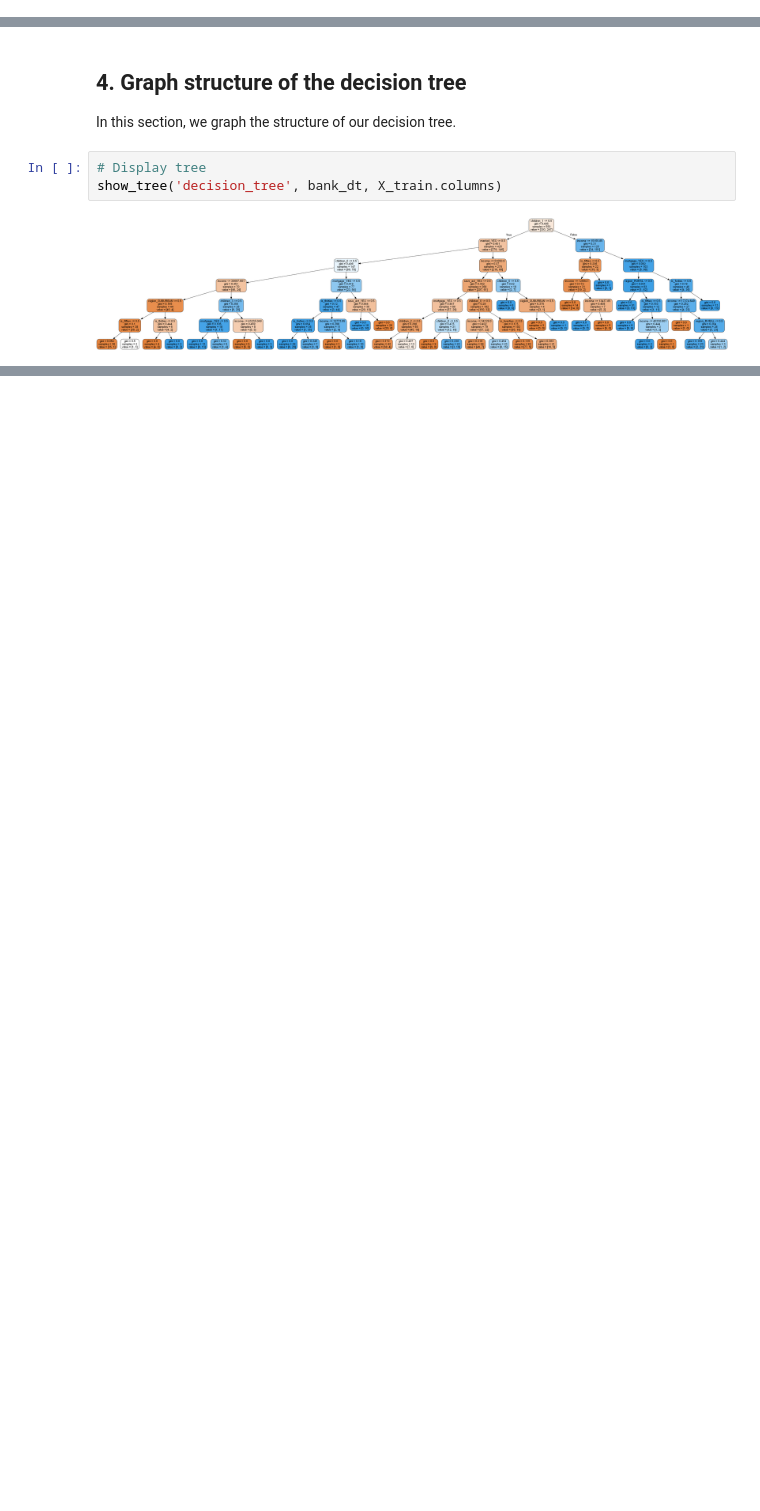
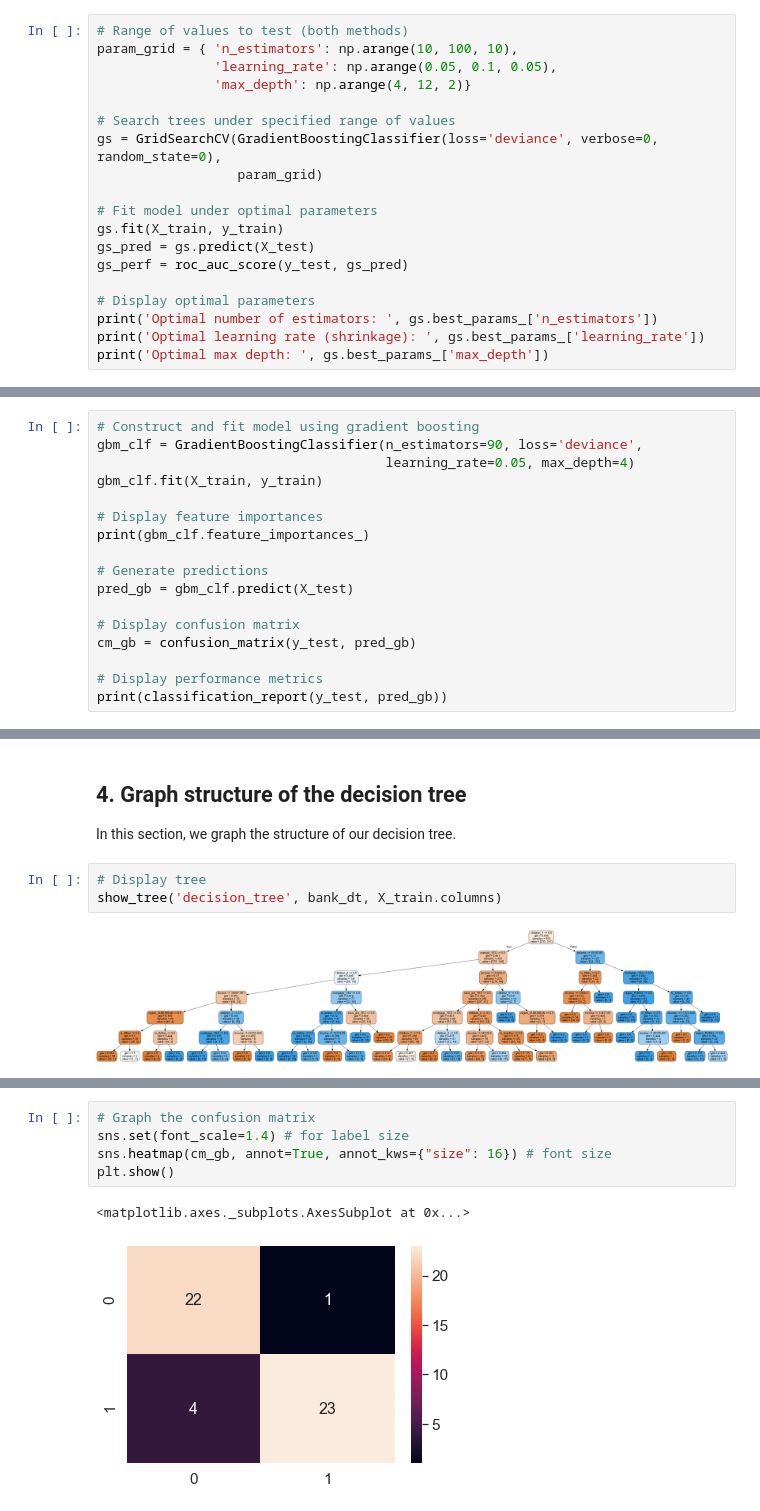
Before and after one commit to pelorenz/data-science-420, a Jupyter notebook: L06-PeterLorenz.ipynb, the cells around one changed output, grey strips where cells are left out. Cells and saved outputs as stored; diff of their text form; blank space fills up the shorter version.

```diff
--- a/L06-PeterLorenz.ipynb
+++ b/L06-PeterLorenz.ipynb
@@ -441,0 +525,19 @@ Now we build a random forest model:
+# %%
+# Range of values to test (both methods)
+param_grid = { 'n_estimators': np.arange(10, 100, 10),
+               'learning_rate': np.arange(0.05, 0.1, 0.05),
+               'max_depth': np.arange(4, 12, 2)}
+
+# Search trees under specified range of values
+gs = GridSearchCV(GradientBoostingClassifier(loss='deviance', verbose=0, random_state=0),
+                  param_grid)
+
+# Fit model under optimal parameters
+gs.fit(X_train, y_train)
+gs_pred = gs.predict(X_test)
+gs_perf = roc_auc_score(y_test, gs_pred)
+
+# Display optimal parameters
+print('Optimal number of estimators: ', gs.best_params_['n_estimators'])
+print('Optimal learning rate (shrinkage): ', gs.best_params_['learning_rate'])
+print('Optimal max depth: ', gs.best_params_['max_depth'])
@@ -441,0 +567,17 @@ Now we build a random forest model:
+# %%
+# Construct and fit model using gradient boosting
+gbm_clf = GradientBoostingClassifier(n_estimators=90, loss='deviance',
+                                     learning_rate=0.05, max_depth=4)
+gbm_clf.fit(X_train, y_train)
+
+# Display feature importances
+print(gbm_clf.feature_importances_)
+
+# Generate predictions
+pred_gb = gbm_clf.predict(X_test)
+
+# Display confusion matrix
+cm_gb = confusion_matrix(y_test, pred_gb)
+
+# Display performance metrics
+print(classification_report(y_test, pred_gb))
@@ -462,0 +628,8 @@ In this section, we graph the confusion matrix of our random forest model.
+# %%
+# Graph the confusion matrix
+sns.set(font_scale=1.4) # for label size
+sns.heatmap(cm_gb, annot=True, annot_kws={"size": 16}) # font size
+plt.show()
+# %% [output]
+<matplotlib.axes._subplots.AxesSubplot at 0x...>
+[figure, added]
```
Also changed, not shown: parts of 14 cells of this notebook.
